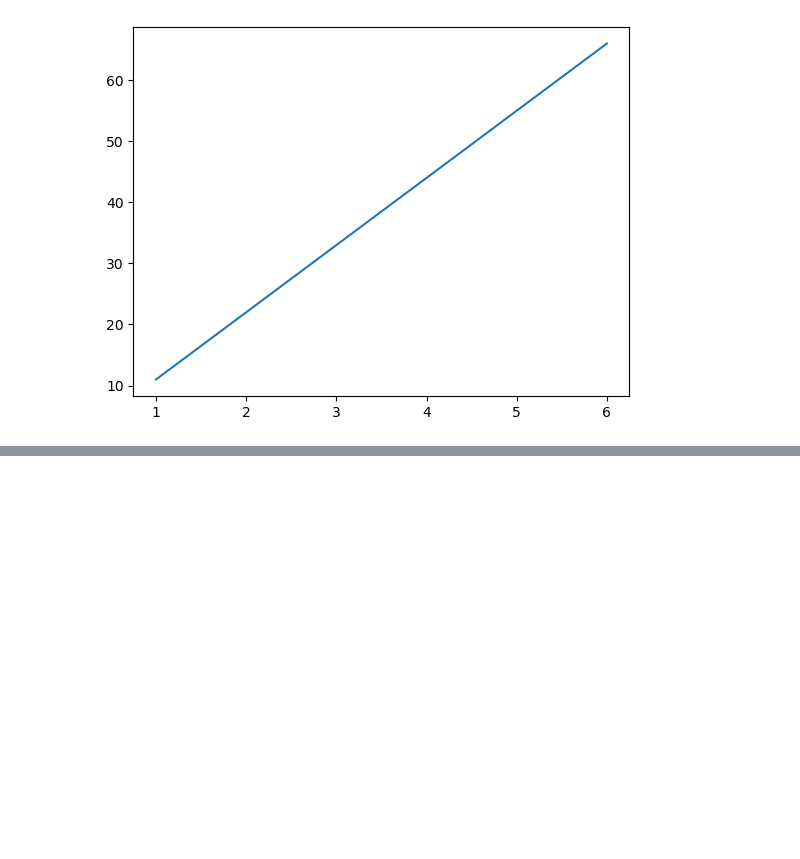
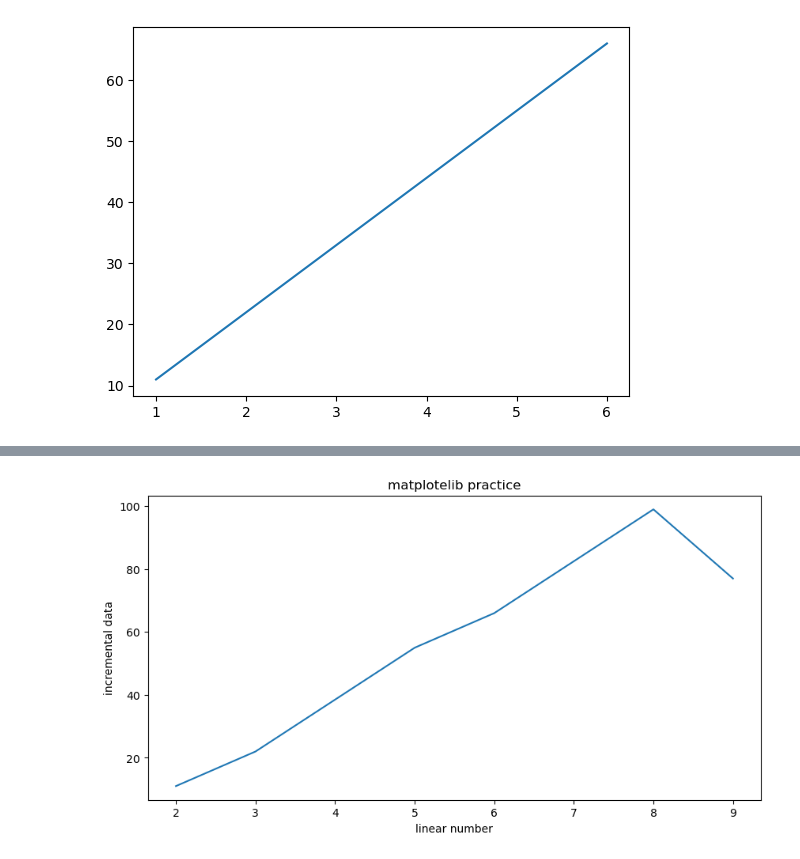
Before and after one commit to safeer-maker/Zero-to-Mastery-in-Machine-Learning, a Jupyter notebook: Matplotlib working.ipynb, the cells around one changed output, grey strips where cells are left out. Saved outputs shown, nothing was run; the diff lists cells and outputs as text; code cells hidden in the pictures; blank space fills up the shorter version.

Commit message:
matplot practice
Working on matplotlib

```diff
--- a/Matplotlib working.ipynb
+++ b/Matplotlib working.ipynb
@@ -59,0 +67,15 @@ ax.plot(arr[0],arr[1]//2,   '.');
+# %%
+data = [[2 , 3 ,5, 6, 8, 9], [ 11 , 22, 55, 66, 99,77 ]]
+
+fig , ax = plt.subplots(figsize = (10,5))
+
+ax.plot(data[0],data[1] )
+
+ax.set(title='matplotelib practice',
+      xlabel='linear number',
+      ylabel='incremental data',
+      )
+
+fig.savefig ("temporary PLOT saved.png")
+# %% [output]
+[figure, added]
```
Also changed, not shown: parts of 10 cells of this notebook, 1 other file.
